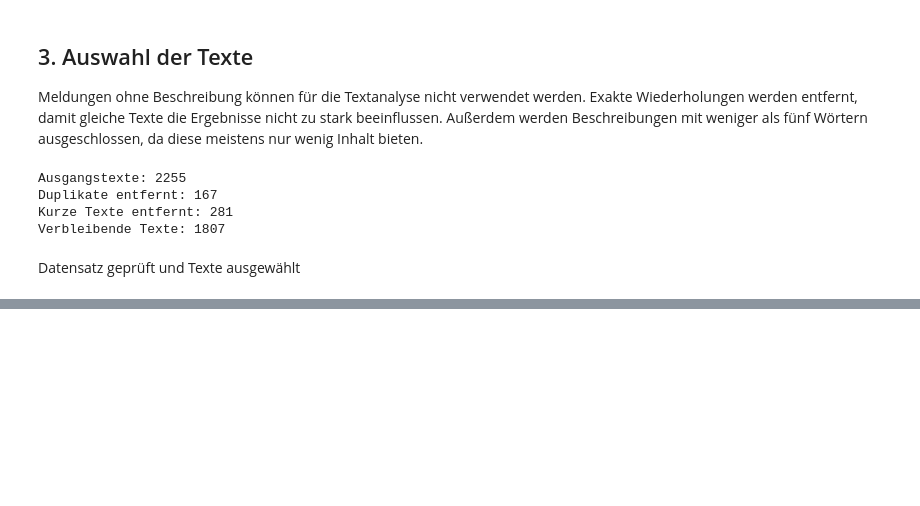
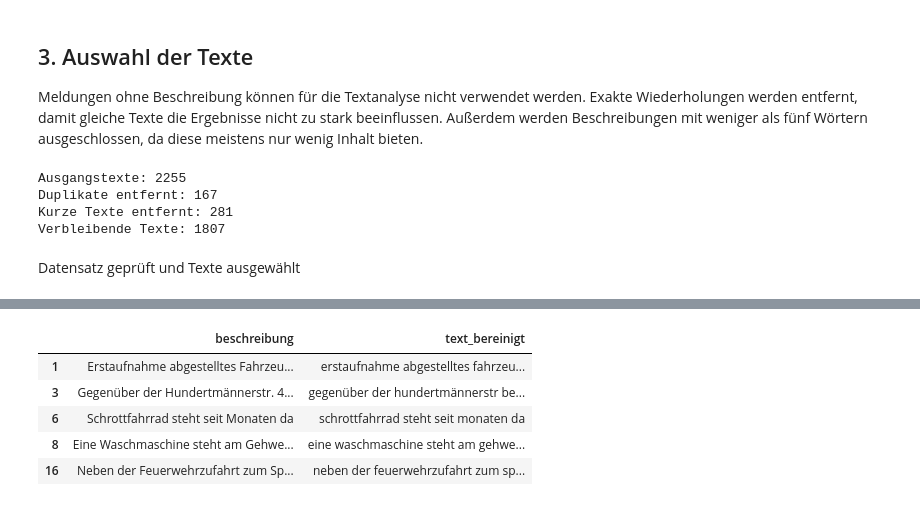
Before and after one commit to Vestal1/nlp-analyse-klarschiff-hro, a Jupyter notebook: notebooks/klarschiff_nlp_analyse.ipynb, the cells around one changed output, grey strips where cells are left out. Saved outputs shown, nothing was run; the diff lists cells and outputs as text; code cells hidden in the pictures; blank space fills up the shorter version.

```diff
--- a/notebooks/klarschiff_nlp_analyse.ipynb
+++ b/notebooks/klarschiff_nlp_analyse.ipynb
@@ -117,0 +122,20 @@ Datensatz geprüft und Texte ausgewählt
+# %%
+import re
+
+def text_bereinigen(text):
+    text = text.lower()
+    text = re.sub(r"http\S+|www\.\S+", " ", text)
+    text = re.sub(r"[^a-zäöüß\s]", " ", text)
+    text = re.sub(r"\s+", " ", text).strip()
+    return text
+
+df_text["text_bereinigt"] = df_text["beschreibung"].apply(text_bereinigen)
+
+df_text[["beschreibung", "text_bereinigt"]].head()
+# %% [output]
+|  | beschreibung | text_bereinigt |
+| 1 | Erstaufnahme abgestelltes Fahrzeu... | erstaufnahme abgestelltes fahrzeu... |
+| 3 | Gegenüber der Hundertmännerstr. 4... | gegenüber der hundertmännerstr be... |
+| 6 | Schrottfahrrad steht seit Monaten da | schrottfahrrad steht seit monaten da |
+| 8 | Eine Waschmaschine steht am Gehwe... | eine waschmaschine steht am gehwe... |
+| 16 | Neben der Feuerwehrzufahrt zum Sp... | neben der feuerwehrzufahrt zum sp... |
```
Also changed, not shown: parts of 3 cells of this notebook.
